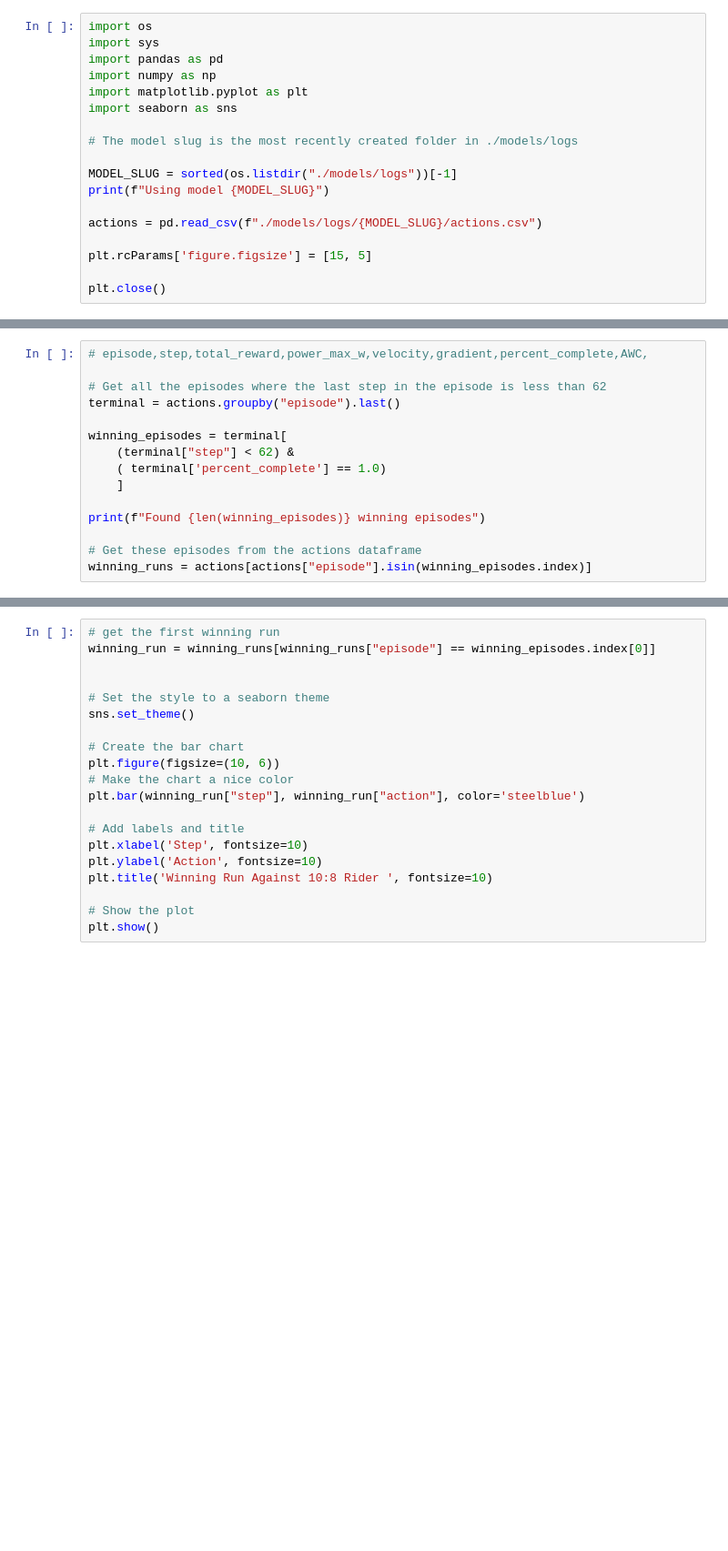
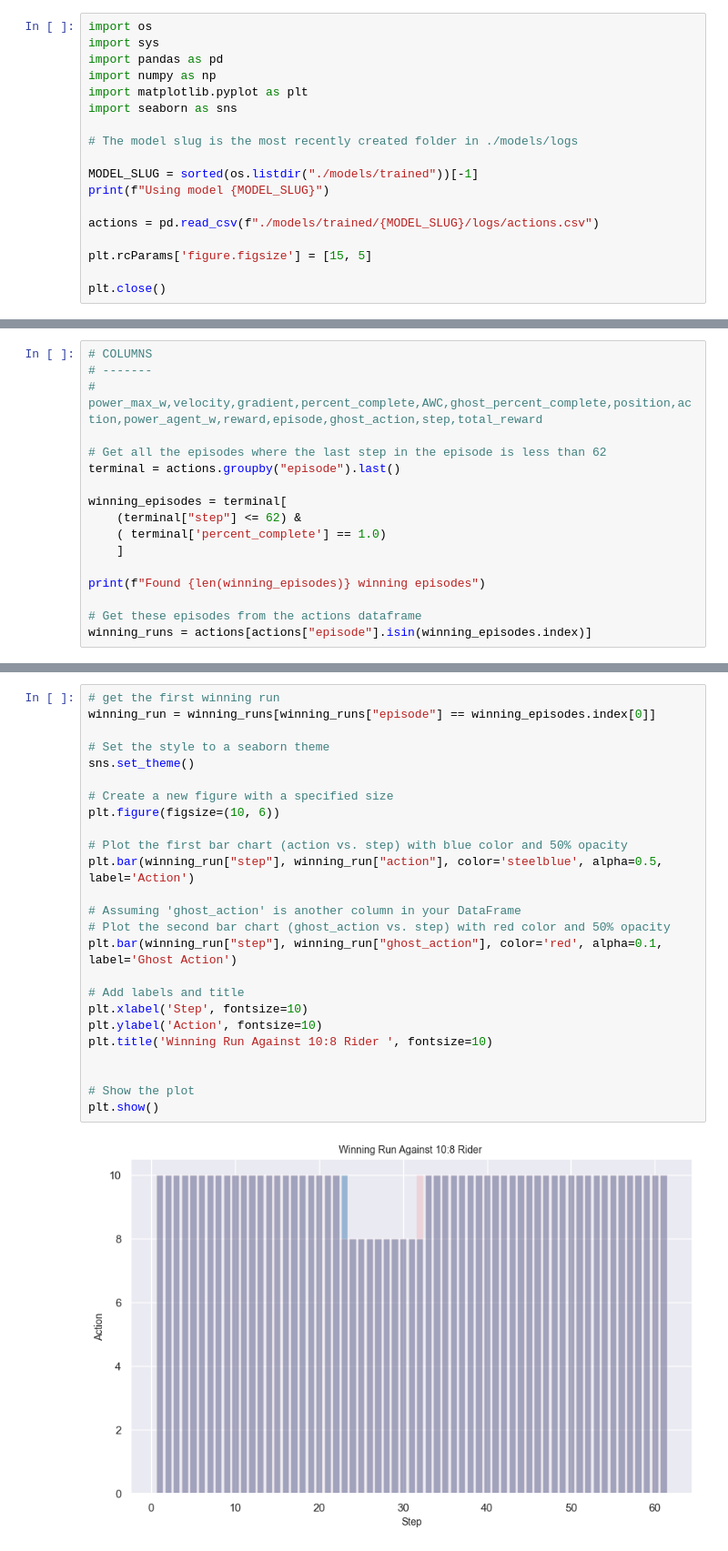
Before and after one commit to Bryce-Davidson/bike-simulation-RL-agent, a Jupyter notebook: plots/actions.ipynb, the cells around one changed output, grey strips where cells are left out. Shown at 91% size. Drawn from its saved outputs; the diff is of its cells as text; blank space fills up the shorter version.

```diff
--- a/plots/actions.ipynb
+++ b/plots/actions.ipynb
@@ -8,10 +8,10 @@ import seaborn as sns
 
 # The model slug is the most recently created folder in ./models/logs
 
-MODEL_SLUG = sorted(os.listdir("./models/logs"))[-1]
+MODEL_SLUG = sorted(os.listdir("./models/trained"))[-1]
 print(f"Using model {MODEL_SLUG}")
 
-actions = pd.read_csv(f"./models/logs/{MODEL_SLUG}/actions.csv")
+actions = pd.read_csv(f"./models/trained/{MODEL_SLUG}/logs/actions.csv")
 
 plt.rcParams['figure.figsize'] = [15, 5]
 
@@ -21,11 +21,13 @@ Using model ADDQN-400m-testCourse-09-12-2023_14:16
 # %%
-# episode,step,total_reward,power_max_w,velocity,gradient,percent_complete,AWC,
+# COLUMNS
+# -------
+# power_max_w,velocity,gradient,percent_complete,AWC,ghost_percent_complete,position,action,power_agent_w,reward,episode,ghost_action,step,total_reward
 
 # Get all the episodes where the last step in the episode is less than 62
 terminal = actions.groupby("episode").last()
 
 winning_episodes = terminal[
-    (terminal["step"] < 62) &
+    (terminal["step"] <= 62) &
     ( terminal['percent_complete'] == 1.0)
     ]
 
@@ -36,20 +40,27 @@ winning_runs = actions[actions["episode"].isin(winning_episodes.index)]
 # %%
 # get the first winning run
 winning_run = winning_runs[winning_runs["episode"] == winning_episodes.index[0]]
 
-
 # Set the style to a seaborn theme
 sns.set_theme()
 
-# Create the bar chart
+# Create a new figure with a specified size
 plt.figure(figsize=(10, 6))
-# Make the chart a nice color
-plt.bar(winning_run["step"], winning_run["action"], color='steelblue')
+
+# Plot the first bar chart (action vs. step) with blue color and 50% opacity
+plt.bar(winning_run["step"], winning_run["action"], color='steelblue', alpha=0.5, label='Action')
+
+# Assuming 'ghost_action' is another column in your DataFrame
+# Plot the second bar chart (ghost_action vs. step) with red color and 50% opacity
+plt.bar(winning_run["step"], winning_run["ghost_action"], color='red', alpha=0.1, label='Ghost Action')
 
 # Add labels and title
 plt.xlabel('Step', fontsize=10)
 plt.ylabel('Action', fontsize=10)
 plt.title('Winning Run Against 10:8 Rider ', fontsize=10)
 
+
 # Show the plot
 plt.show()
+# %% [output]
+[figure, added]
```
Also changed, not shown: parts of 2 cells of this notebook, 16 other files.
